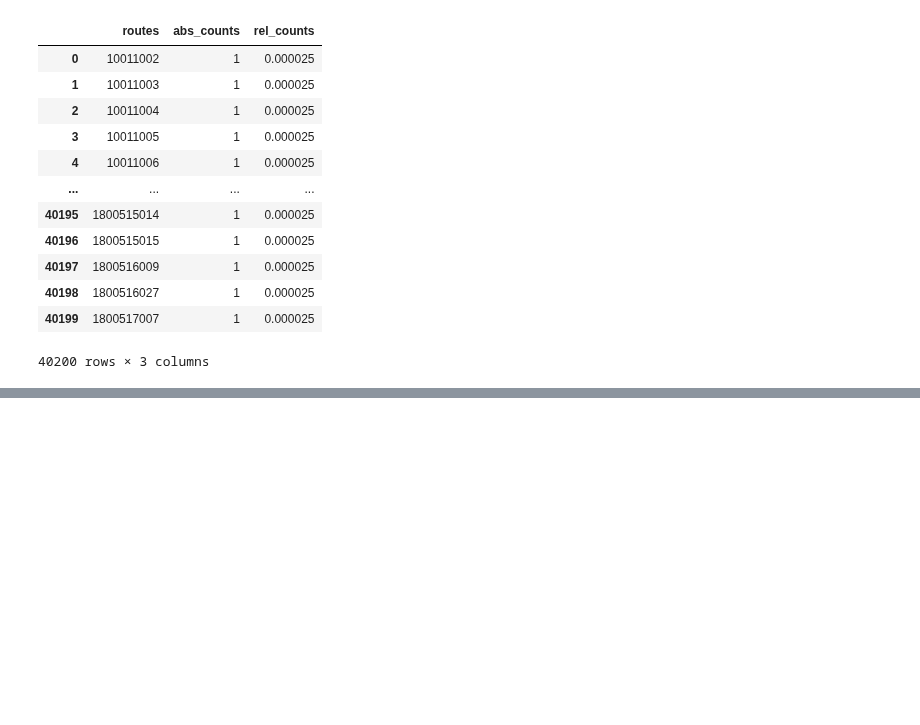
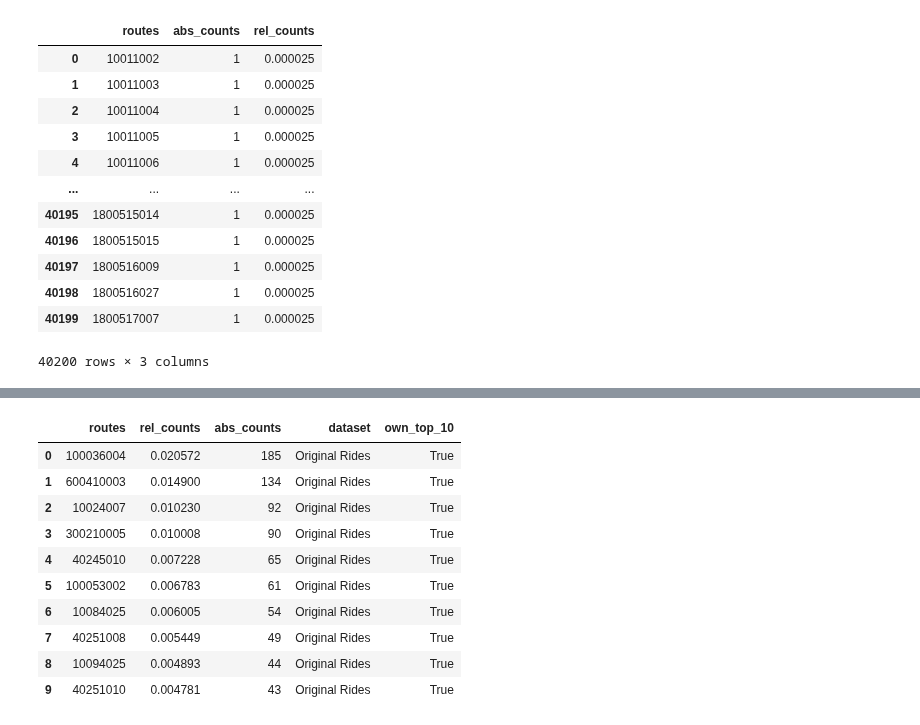
Before and after one commit to Lukas-Dierkes/vehicle-stream-team-project, a Jupyter notebook: vehicle_stream_pipeline/simulation_viz.ipynb, the cells around one changed output, grey strips where cells are left out. Cells and saved outputs as stored; diff of their text form; code cells hidden in the pictures; blank space fills up the shorter version.

```diff
--- a/vehicle_stream_pipeline/simulation_viz.ipynb
+++ b/vehicle_stream_pipeline/simulation_viz.ipynb
@@ -371,0 +406,18 @@ all_routes_df
+# %%
+top_df_value_counts_rides = df_value_counts_rides.nlargest(n=10, columns= "abs_counts")
+top_df_value_counts_rides["own_top_10"] = True
+nlargest_sim_s = df_value_counts_sim_s.nlargest(n=10, columns= "abs_counts")
+nlargest_sim_l = df_value_counts_sim_l.nlargest(n=10, columns= "abs_counts")
+top_df_value_counts_rides
+# %% [output]
+|  | routes | rel_counts | abs_counts | dataset | own_top_10 |
+| 0 | 100036004 | 0.020572 | 185 | Original Rides | True |
+| 1 | 600410003 | 0.014900 | 134 | Original Rides | True |
+| 2 | 10024007 | 0.010230 | 92 | Original Rides | True |
+| 3 | 300210005 | 0.010008 | 90 | Original Rides | True |
+| 4 | 40245010 | 0.007228 | 65 | Original Rides | True |
+| 5 | 100053002 | 0.006783 | 61 | Original Rides | True |
+| 6 | 10084025 | 0.006005 | 54 | Original Rides | True |
+| 7 | 40251008 | 0.005449 | 49 | Original Rides | True |
+| 8 | 10094025 | 0.004893 | 44 | Original Rides | True |
+| 9 | 40251010 | 0.004781 | 43 | Original Rides | True |
```
Also changed, not shown: parts of 7 cells of this notebook.
